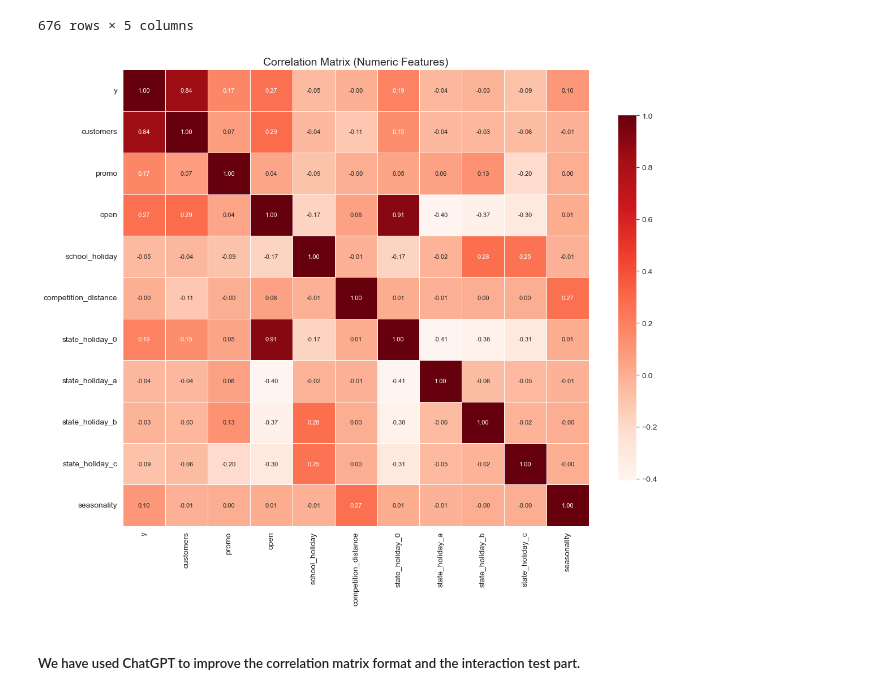
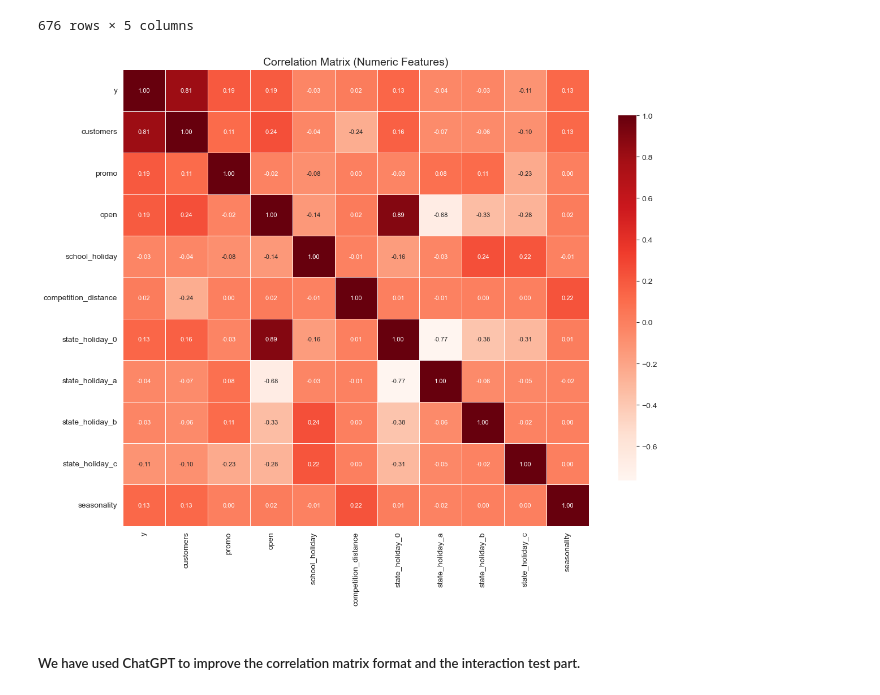
Before and after one commit to YL-6/BF-final, a Jupyter notebook: Final Project.ipynb, the cells around one changed output. Drawn from its saved outputs; the diff is of its cells as text; code cells hidden in the pictures.

```diff
--- a/Final Project.ipynb
+++ b/Final Project.ipynb
@@ -284,34 +284,34 @@ store_features
 # %%
 #correlation plot
 
 # 计算相关矩阵
-co_mtx = weekly_data.corr(numeric_only=True)
+co_mtx = weekly_data.corr(method='spearman', numeric_only=True)
 
 # 设置图像大小
 plt.figure(figsize=(12, 10))
 
 # 绘制热力图，使用红色系（"Reds"），注释字体更小，线更细
 sns.heatmap(
     co_mtx,
     cmap="Reds",
     annot=True,
     fmt=".2f",
     annot_kws={"size": 8},
     linewidths=0.5,
     linecolor='white',
     cbar_kws={'shrink': 0.8}
 )
 
 # 设置标题（可选）
 plt.title("Correlation Matrix (Numeric Features)", fontsize=14)
 
 # 防止标签重叠
 plt.tight_layout()
 
 # 显示图像
 plt.show()
 # %% [output]
-[figure, old version]
+[figure, new version]
 # %% [markdown]
 ##### We have used ChatGPT to improve the correlation matrix format and the interaction test part.
 # %%
```
Also changed, not shown: parts of 2 cells of this notebook, 1 other file.
